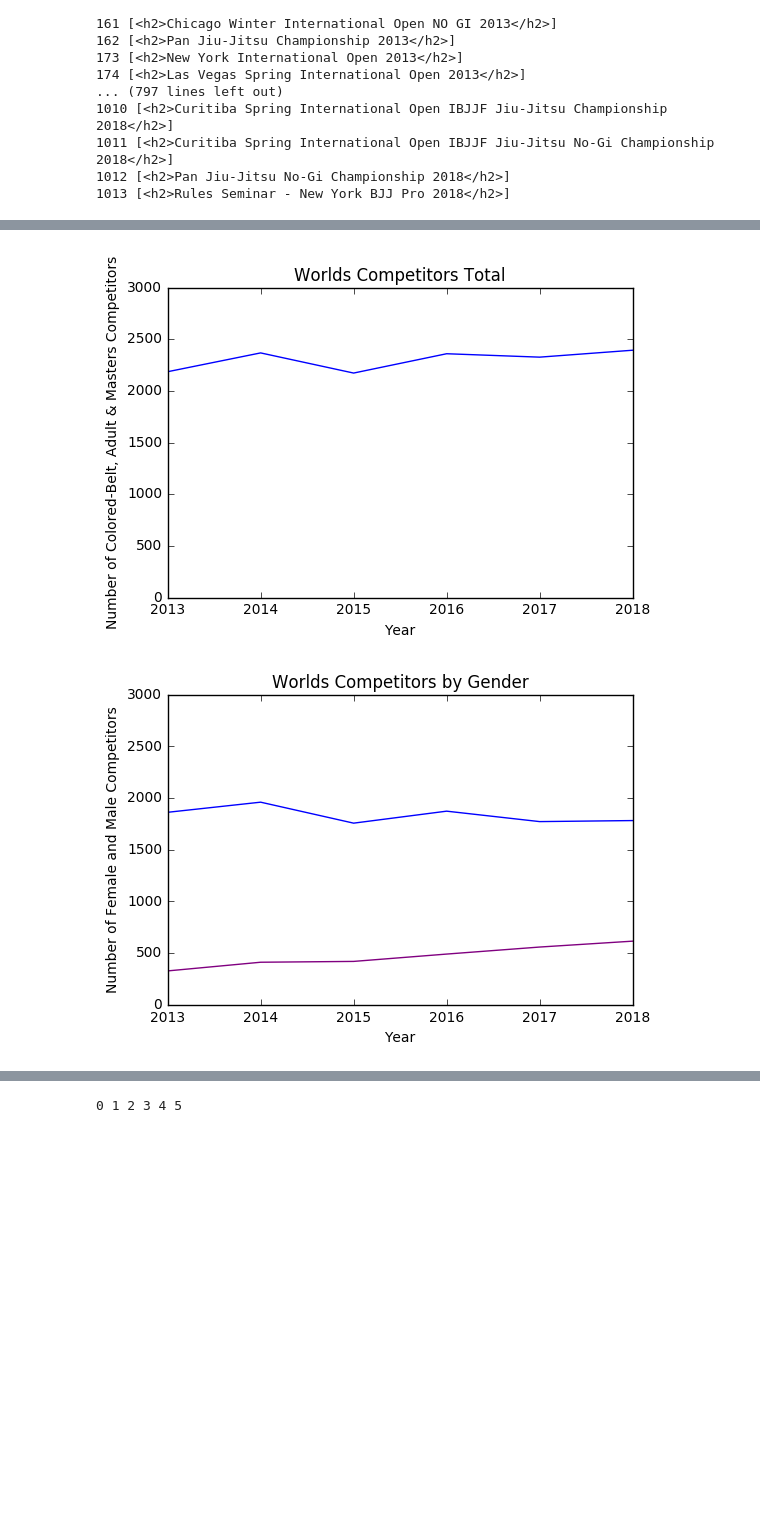
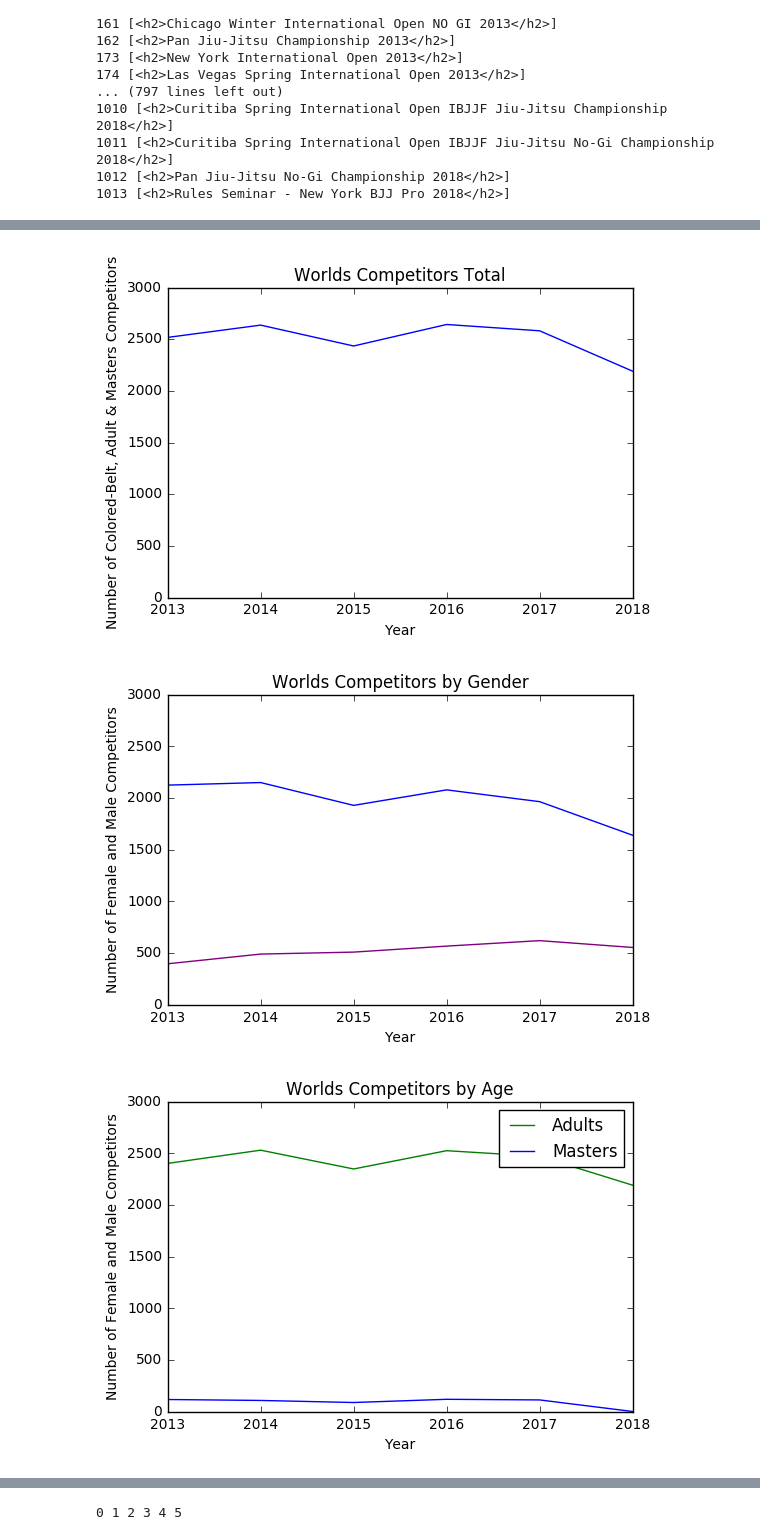
Before and after one commit to samantha-usman/BJJ, a Jupyter notebook: worlds over time.ipynb, the cells around one changed output, grey strips where cells are left out. Cells and saved outputs as stored; diff of their text form; code cells hidden in the pictures; blank space fills up the shorter version.

```diff
--- a/worlds over time.ipynb
+++ b/worlds over time.ipynb
@@ -67,12 +67,16 @@ worlds_adult_brown = [0]*len(worlds_adult)
 worlds_adult_black = [0]*len(worlds_adult)
 worlds_female = [0]*len(worlds_adult)
 worlds_male = [0]*len(worlds_adult)
+worlds_adults = [0]*len(worlds_adult)
+worlds_masters = [0]*len(worlds_adult)
 
 #Years of Worlds Comps
 years = [2013, 2014, 2015, 2016, 2017, 2018]
 
 #Looping through each competition
 for i,comp in enumerate(worlds_adult):
+    print i,
+
     #Accessing Worlds data
     page = urllib2.urlopen("http://www.ibjjfdb.com/ChampionshipResults/%d/PublicRegistrations?lang=en-US"%comp)
 
@@ -116,13 +120,13 @@ for i,comp in enumerate(worlds_adult):
     exclude_absolute = numpy.where("Open Class" != numpy.transpose(divisions)[3])
 
     #This array has the indices of all divisions excluding Juvenile 1
-    exclude_juvenile1 = numpy.where("Juvenile 1" != numpy.transpose(divisions)[3])
+    exclude_juvenile1 = numpy.where("Juvenile 1" != numpy.transpose(divisions)[1])
 
     #This array has the indices of all divisions excluding Juvenile 2
-    exclude_juvenile2 = numpy.where("Juvenile 2" != numpy.transpose(divisions)[3])
+    exclude_juvenile2 = numpy.where("Juvenile 2" != numpy.transpose(divisions)[1])
 
     #This array has the indices of all divisions excluding Juvenile
-    exclude_juvenile = numpy.where("Juvenile" != numpy.transpose(divisions)[3])
+    exclude_juvenile = numpy.where("Juvenile" != numpy.transpose(divisions)[1])
 
     #This array has the indices of all divisions excluding white belts
     exclude_white = numpy.where("WHITE" != numpy.transpose(divisions)[0])
@@ -133,13 +137,13 @@ for i,comp in enumerate(worlds_adult):
     mask = exclude_absolute[0]
 
     #Comment this out if you'd like to include Juvenile 1
-    mask = numpy.intersect1d(mask,exclude_juvenile1)
+    mask = numpy.intersect1d(mask, exclude_juvenile1)
 
     #Comment this out if you'd like to include Juvenile 2
     mask = numpy.intersect1d(mask, exclude_juvenile2)
 
     #Comment this out if you'd like to include white belts
-    mask = numpy.intersect1d(mask, exclude_white)
+    #mask = numpy.intersect1d(mask, exclude_white)
 
 
     #This array includes only female divisions
@@ -157,6 +161,19 @@ for i,comp in enumerate(worlds_adult):
     only_brown = numpy.intersect1d(mask, numpy.where("BROWN" == numpy.transpose(divisions)[0]))
     #This array includes only black belt divisions
     only_black = numpy.intersect1d(mask, numpy.where("BLACK" == numpy.transpose(divisions)[0]))
+
+    #This array includes only masters (when juveniles are excluded)
+    only_master = numpy.intersect1d(mask, numpy.where("Adult" != numpy.transpose(divisions)[1]))
+    #This array includes only adults
+    only_adult = numpy.intersect1d(mask, numpy.where("Adult" == numpy.transpose(divisions)[1]))
+
+    #Totaling up white belt competitors
+    for x in only_master:
+        worlds_masters[i] += competitors[x]
+
+    #Totaling up white belt competitors
+    for x in only_adult:
+        worlds_adults[i] += competitors[x]
 
     #Totaling up white belt competitors
     for x in only_white:
@@ -227,4 +246,16 @@ plt.xticks(years, labels)
 plt.ylim(0,3000)
 plt.ylabel("Number of Female and Male Competitors")
 plt.show()
+
+#Making plot for female vs male competitors
+plt.clf()
+plt.title("Worlds Competitors by Age")
+plt.plot(years, worlds_adults, c="green", label="Adults")
+plt.plot(years, worlds_masters, c="blue", label="Masters")
+plt.legend()
+plt.xlabel("Year")
+plt.xticks(years, labels)
+plt.ylim(0,3000)
+plt.ylabel("Number of Female and Male Competitors")
+plt.show()
 # %% [output]
@@ -232,5 +263,6 @@ plt.show()
-[figure, old version]
+[figure, new version]
-[figure, old version]
+[figure, new version]
+[figure, added]
 # %%
 worlds_master = [211, 318, 450, 572, 726, 895]
 
```
Also changed, not shown: parts of 8 cells of this notebook.
